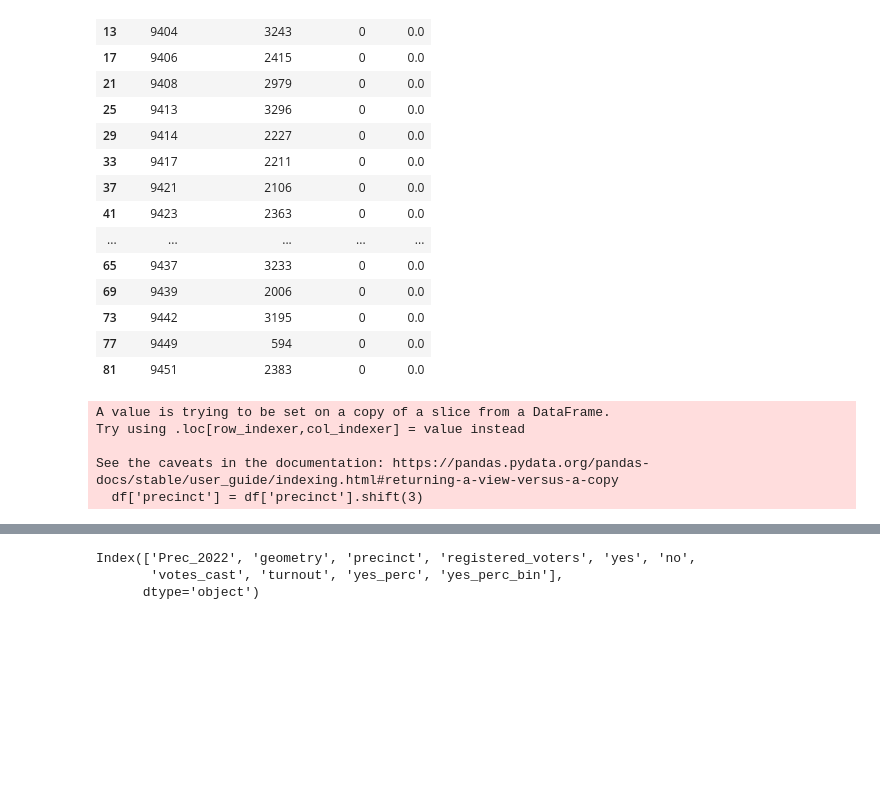
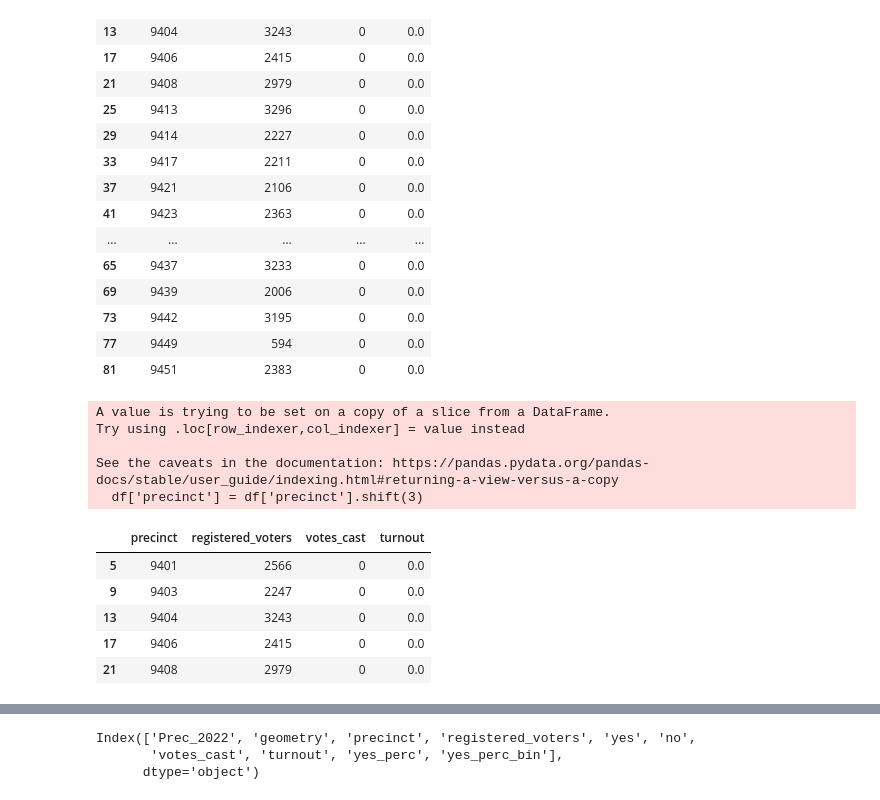
Before and after one commit to MissionLocal/2025-special-election-results, a Jupyter notebook: read_results.ipynb, the cells around one changed output, grey strips where cells are left out. Cells and saved outputs as stored; diff of their text form; code cells hidden in the pictures; blank space fills up the shorter version.

```diff
--- a/read_results.ipynb
+++ b/read_results.ipynb
@@ -134,0 +153,9 @@ labels = ['Less than 25%', '25-30%', '30-35%', '35-40%', '40-45%', '45-50%', '50
+# %%
+dfTurnout.head()
+# %% [output]
+|  | precinct | registered_voters | votes_cast | turnout |
+| 5 | 9401 | 2566 | 0 | 0.0 |
+| 9 | 9403 | 2247 | 0 | 0.0 |
+| 13 | 9404 | 3243 | 0 | 0.0 |
+| 17 | 9406 | 2415 | 0 | 0.0 |
+| 21 | 9408 | 2979 | 0 | 0.0 |
```
Also changed, not shown: parts of 12 cells of this notebook, 1 other file.
